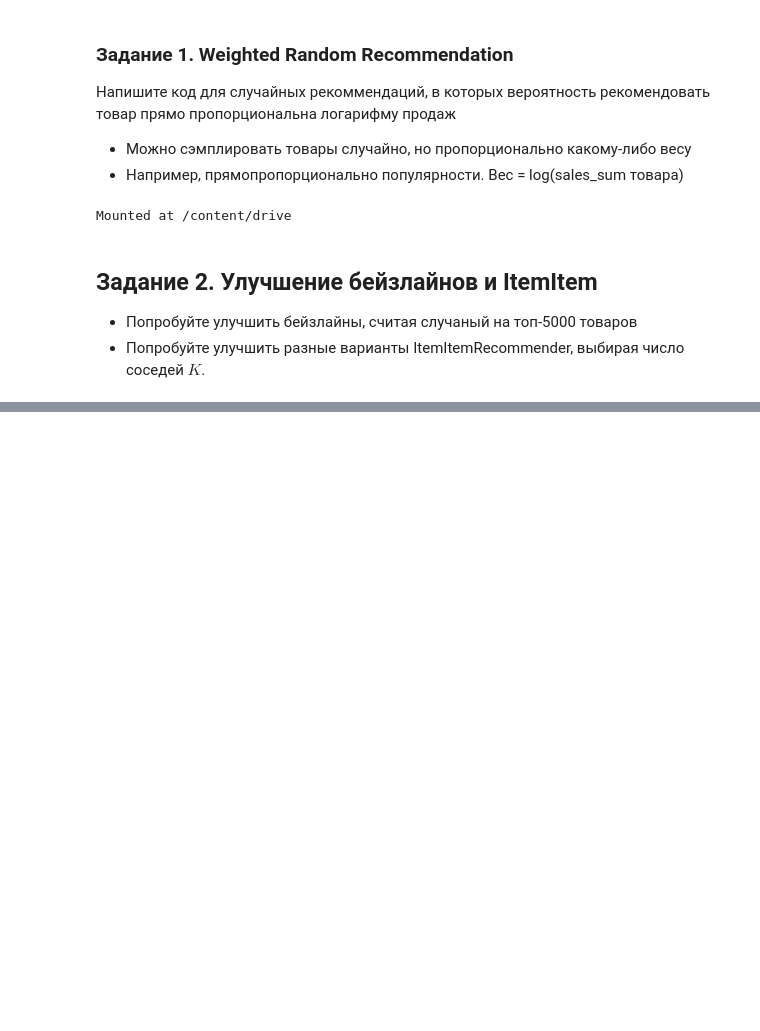
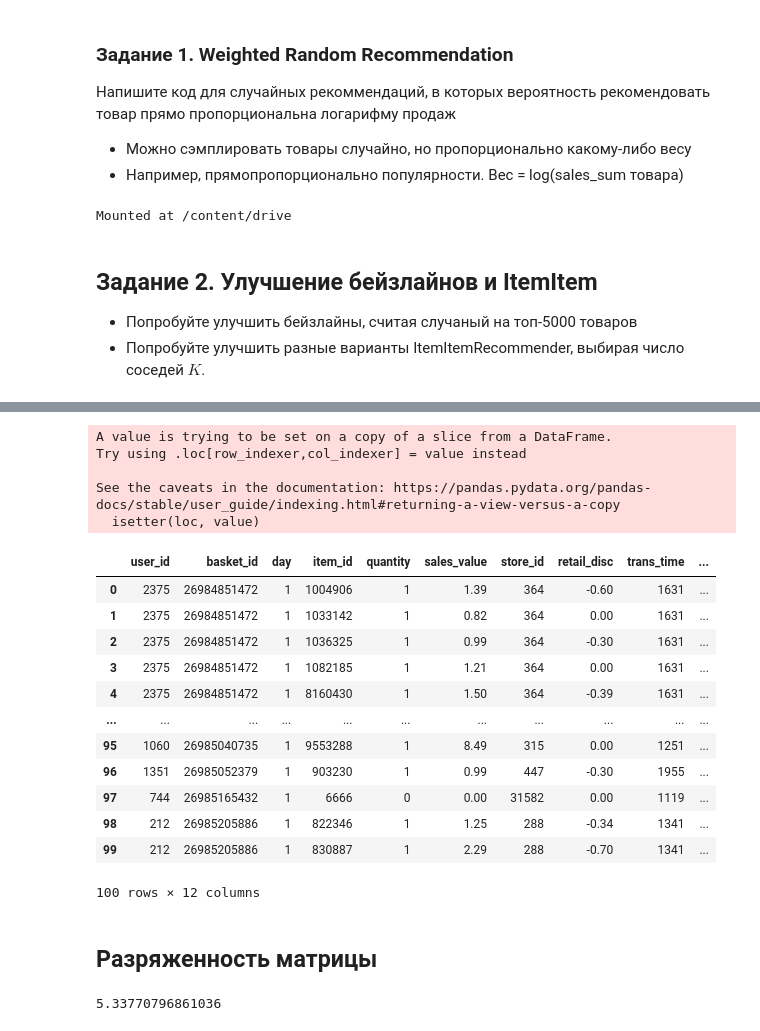
Before and after one commit to Ksenia-90/recommender_systems, a Jupyter notebook: hw_webinar_2.ipynb, the cells around one changed output, grey strips where cells are left out. Cells and saved outputs as stored; diff of their text form; code cells hidden in the pictures; blank space fills up the shorter version.

```diff
--- a/hw_webinar_2.ipynb
+++ b/hw_webinar_2.ipynb
@@ -105,0 +156,5 @@ Mounted at /content/drive
+# %%
+popularity = data_train.groupby('item_id')['quantity'].sum().reset_index()
+popularity.rename(columns={'quantity': 'n_sold'}, inplace=True)
+
+popularity.head()
@@ -105,0 +168,2 @@ Mounted at /content/drive
+# %%
+top_5000 = popularity.sort_values('n_sold', ascending=False).head(5000).item_id.tolist()
@@ -105,0 +186,23 @@ Mounted at /content/drive
+# %%
+# Заведем фиктивный item_id (если юзер покупал товары из топ-5000, то он "купил" такой товар)
+data_train.loc[~data_train['item_id'].isin(top_5000), 'item_id'] = 6666
+data_train.head(100)
+# %% [output]
+A value is trying to be set on a copy of a slice from a DataFrame.
+Try using .loc[row_indexer,col_indexer] = value instead
+
+See the caveats in the documentation: https://pandas.pydata.org/pandas-docs/stable/user_guide/indexing.html#returning-a-view-versus-a-copy
+  isetter(loc, value)
+|  | user_id | basket_id | day | item_id | quantity | sales_value | store_id | retail_disc | trans_time | ... |
+| 0 | 2375 | 26984851472 | 1 | 1004906 | 1 | 1.39 | 364 | -0.60 | 1631 | ... |
+| 1 | 2375 | 26984851472 | 1 | 1033142 | 1 | 0.82 | 364 | 0.00 | 1631 | ... |
+| 2 | 2375 | 26984851472 | 1 | 1036325 | 1 | 0.99 | 364 | -0.30 | 1631 | ... |
+| 3 | 2375 | 26984851472 | 1 | 1082185 | 1 | 1.21 | 364 | 0.00 | 1631 | ... |
+| 4 | 2375 | 26984851472 | 1 | 8160430 | 1 | 1.50 | 364 | -0.39 | 1631 | ... |
+| ... | ... | ... | ... | ... | ... | ... | ... | ... | ... | ... |
+| 95 | 1060 | 26985040735 | 1 | 9553288 | 1 | 8.49 | 315 | 0.00 | 1251 | ... |
+| 96 | 1351 | 26985052379 | 1 | 903230 | 1 | 0.99 | 447 | -0.30 | 1955 | ... |
+| 97 | 744 | 26985165432 | 1 | 6666 | 0 | 0.00 | 31582 | 0.00 | 1119 | ... |
+| 98 | 212 | 26985205886 | 1 | 822346 | 1 | 1.25 | 288 | -0.34 | 1341 | ... |
+| 99 | 212 | 26985205886 | 1 | 830887 | 1 | 2.29 | 288 | -0.70 | 1341 | ... |
+100 rows × 12 columns
@@ -105,0 +223,6 @@ Mounted at /content/drive
+# %% [markdown]
+## Разряженность матрицы
+# %%
+user_item_matrix.sum().sum() / (user_item_matrix.shape[0] * user_item_matrix.shape[1]) * 100
+# %% [output]
+5.33770796861036
```
Also changed, not shown: parts of 40 cells of this notebook.
